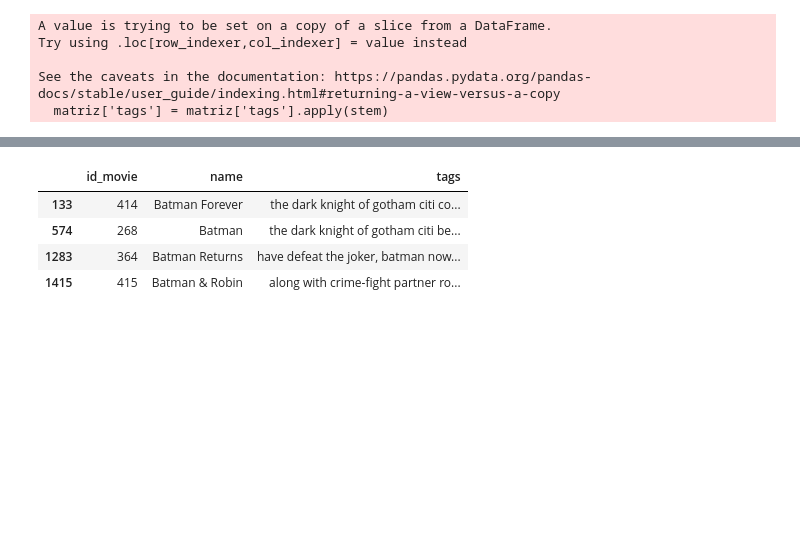
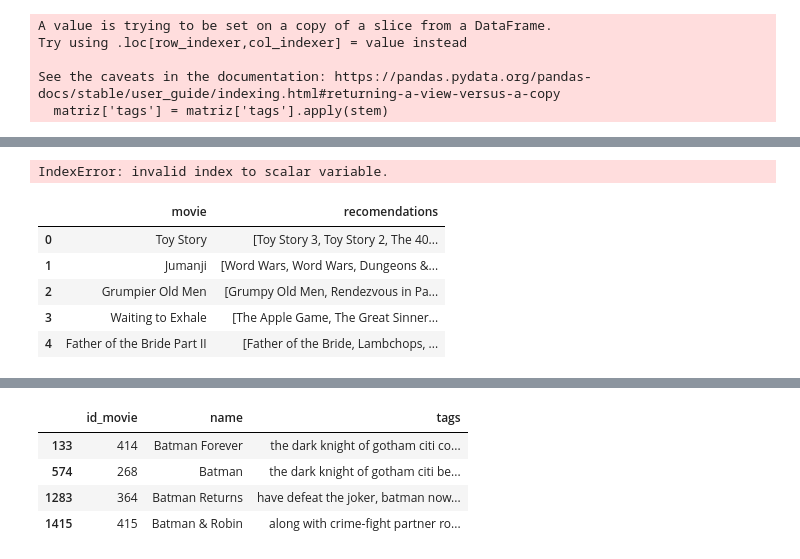
Before and after one commit to Gustavocoello/P1_ML_OPS_2-SoyHenry, a Jupyter notebook: ML/RecSys.ipynb, the cells around one changed output, grey strips where cells are left out. Drawn from its saved outputs; the diff is of its cells as text; code cells hidden in the pictures; blank space fills up the shorter version.

```diff
--- a/ML/RecSys.ipynb
+++ b/ML/RecSys.ipynb
@@ -318,0 +318,44 @@ My Life as a Zucchini
+# %%
+def recommend(movie):
+    movie_index = matriz[matriz['name'] == movie].index[0]
+    distances = similarity[movie_index]
+    movies_list = sorted(list(enumerate(distances)), reverse=True, key=lambda x: x[1])[1:6]
+
+    recommended_movies = [matriz.iloc[i[0]]['name'] for i in movies_list]
+    return recommended_movies
+
+# Crear el DataFrame con las películas y sus recomendaciones
+df_recommendations = pd.DataFrame(columns=['movie', 'recomendations'])
+
+for movie in matriz['name']:
+    recomendations = recomend2(movie)
+    # Agregamos nuevas filas al df
+    new_row = pd.DataFrame({'movie': [movie], 'recomendations': [recomendations]})
+    df_recommendations = pd.concat([df_recommendations, new_row], ignore_index=True)
+# %% [output]
+IndexError: invalid index to scalar variable.
+# %%
+def recommend(movie):
+    movie_index = matriz[matriz['name'] == movie].index[0]
+    distances = similarity[movie_index]
+    movies_list = sorted(list(enumerate(distances)), reverse=True, key=lambda x: x[1])[1:6]
+
+    recommended_movies = [matriz.iloc[i[0]]['name'] for i in movies_list]
+    return recommended_movies
+# %%
+df_recommendations = pd.DataFrame(columns=['movie', 'recomendations'])
+
+# Llenar el DataFrame con las recomendaciones para cada película
+for movie in matriz['name']:
+    recomendations = recommend(movie)  # Esto devuelve una lista de películas
+    new_row = pd.DataFrame({'movie': [movie], 'recomendations': [recomendations]})
+    df_recommendations = pd.concat([df_recommendations, new_row], ignore_index=True)
+
+df_recommendations.head()
+# %% [output]
+|  | movie | recomendations |
+| 0 | Toy Story | [Toy Story 3, Toy Story 2, The 40... |
+| 1 | Jumanji | [Word Wars, Word Wars, Dungeons &... |
+| 2 | Grumpier Old Men | [Grumpy Old Men, Rendezvous in Pa... |
+| 3 | Waiting to Exhale | [The Apple Game, The Great Sinner... |
+| 4 | Father of the Bride Part II | [Father of the Bride, Lambchops, ... |
```
Also changed, not shown: parts of 11 cells of this notebook.
